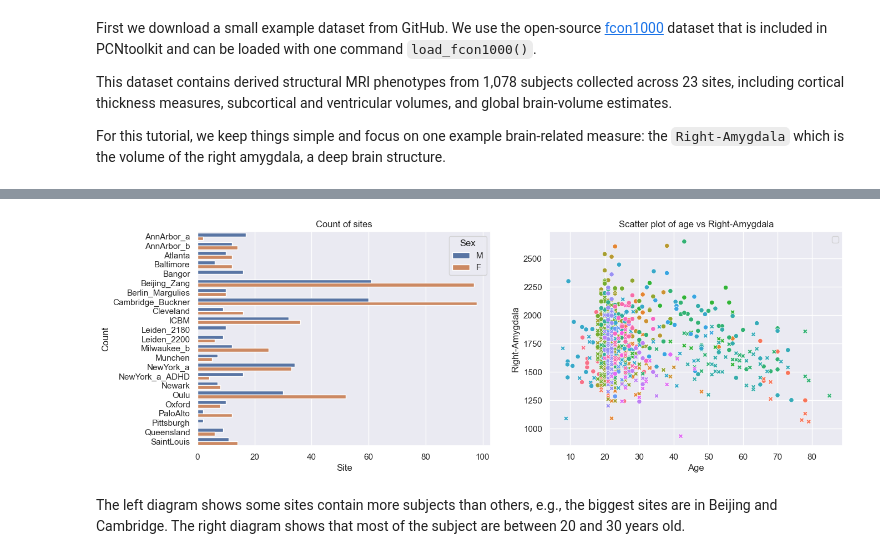
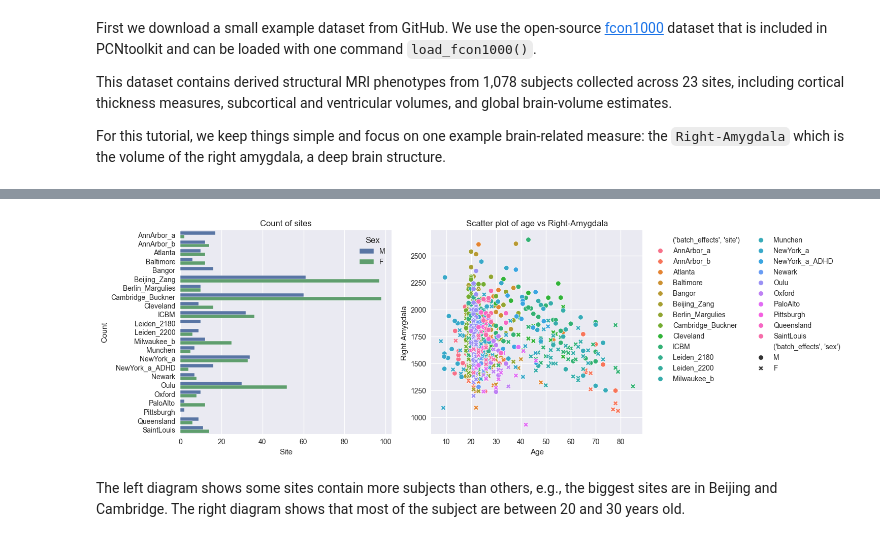
Before and after one commit to predictive-clinical-neuroscience/PCNtoolkit, a Jupyter notebook: examples/02_BLR.ipynb, the cells around one changed output, grey strips where cells are left out. Cells and saved outputs as stored; diff of their text form; code cells hidden in the pictures.

```diff
--- a/examples/02_BLR.ipynb
+++ b/examples/02_BLR.ipynb
@@ -72,32 +72,34 @@ Process: 17016 - 2026-06-25 11:48:18 - Dataset "fcon1000" created.
 # %%
 # Visualize the data
 feature_to_plot = feature_to_model[0]
 df = train.to_dataframe()
 fig, ax = plt.subplots(1, 2, figsize=(15, 5))
 
 sns.countplot(data=df, y=("batch_effects", "site"), hue=("batch_effects", "sex"), ax=ax[0], orient="h")
 ax[0].legend(title="Sex")
 ax[0].set_title("Count of sites")
 ax[0].set_xlabel("Site")
 ax[0].set_ylabel("Count")
 
 
 sns.scatterplot(
     data=df,
     x=("X", "age"),
     y=("Y", feature_to_plot),
     hue=("batch_effects", "site"),
     style=("batch_effects", "sex"),
     ax=ax[1],
 )
-ax[1].legend([], [])
+# Show the site/sex legend outside the plot so it does not cover the points.
+ax[1].legend(bbox_to_anchor=(1.02, 1), loc="upper left", fontsize="small", ncol=2)
 ax[1].set_title(f"Scatter plot of age vs {feature_to_plot}")
 ax[1].set_xlabel("Age")
 ax[1].set_ylabel(feature_to_plot)
 
+plt.tight_layout()
 plt.show()
 # %% [output]
-[figure, old version]
+[figure, new version]
 # %% [markdown]
 The left diagram shows some sites contain more subjects than others, e.g., the biggest sites are in Beijing and Cambridge. The right diagram shows that most of the subject are between 20 and 30 years old.
 # %% [markdown]
```
Also changed, not shown: parts of 27 cells of this notebook.
